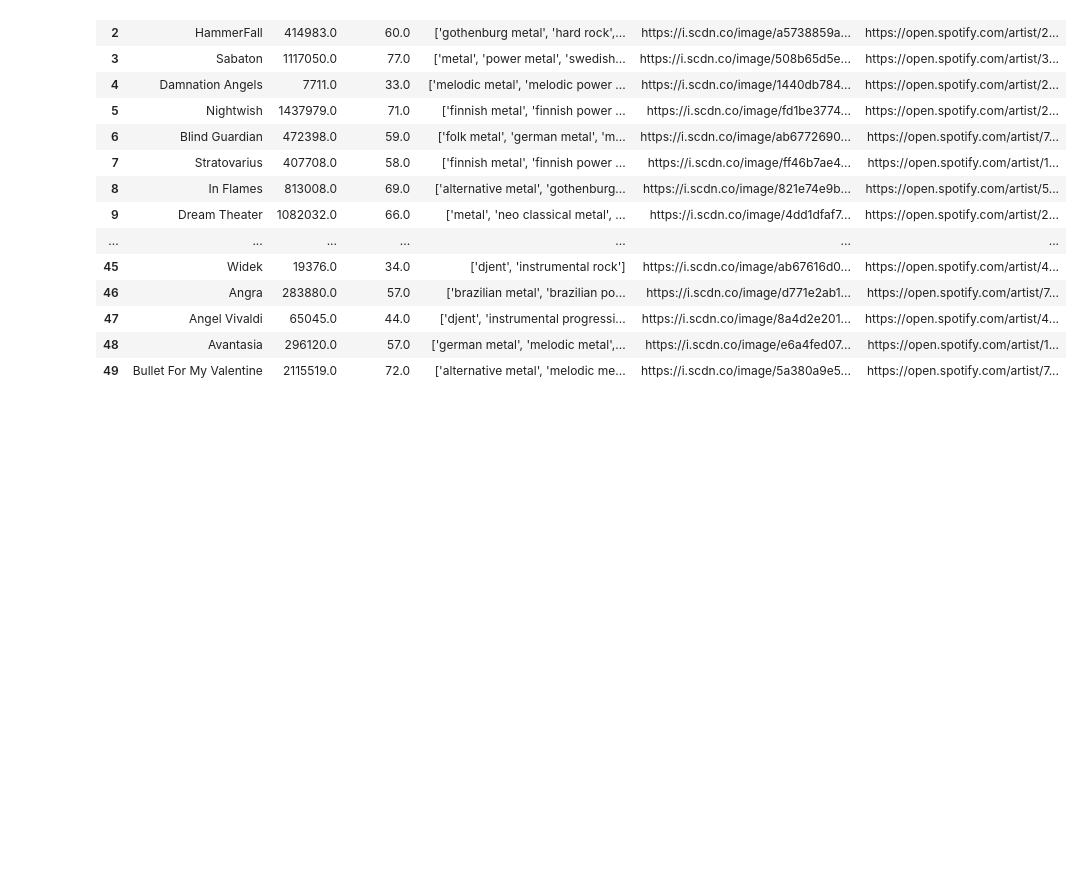
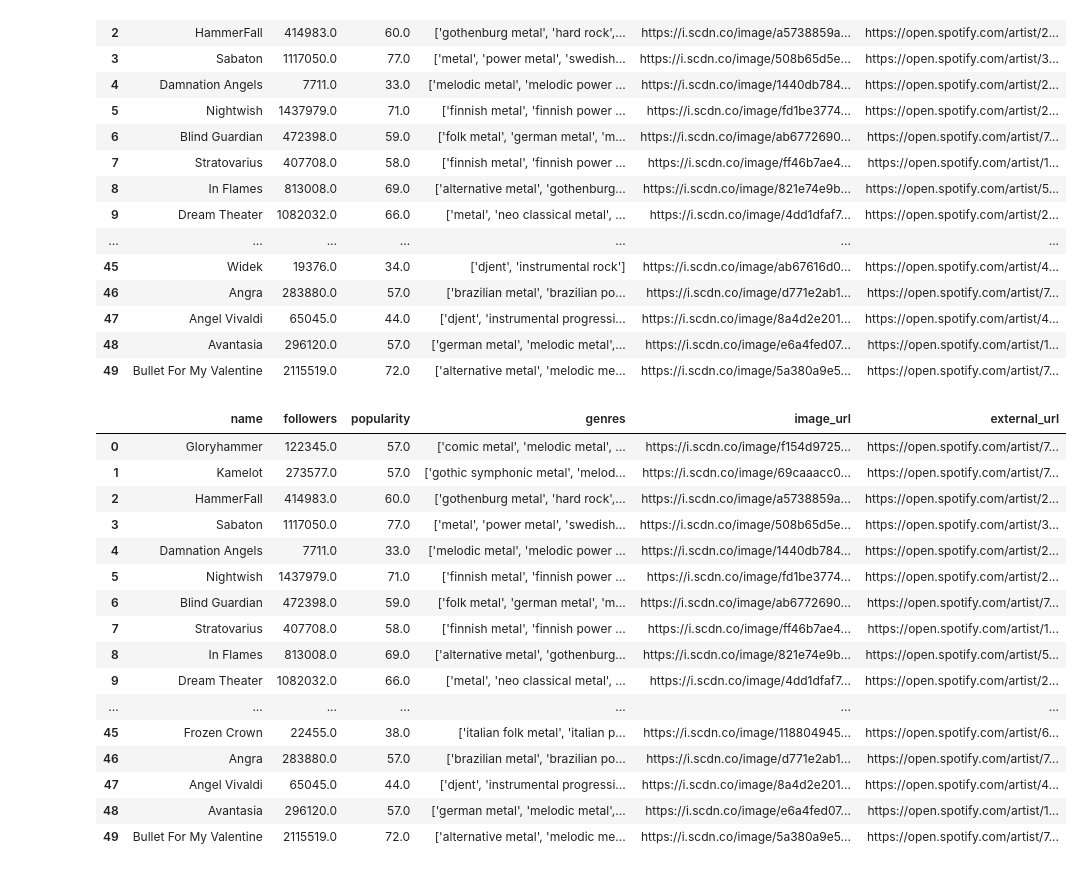
Before and after one commit to Deffro/statify, a Jupyter notebook: notebooks/8 - Reading the csv.ipynb, the cells around one changed output. Cells and saved outputs as stored; diff of their text form; code cells hidden in the pictures; blank space fills up the shorter version.

```diff
--- a/notebooks/8 - Reading the csv.ipynb
+++ b/notebooks/8 - Reading the csv.ipynb
@@ -23,4 +29,23 @@ user_top_artists_data_long_term
 | 48 | Avantasia | 296120.0 | 57.0 | ['german metal', 'melodic metal',... | https://i.scdn.co/image/e6a4fed07... | https://open.spotify.com/artist/1... |
 | 49 | Bullet For My Valentine | 2115519.0 | 72.0 | ['alternative metal', 'melodic me... | https://i.scdn.co/image/5a380a9e5... | https://open.spotify.com/artist/7... |
 # %%
-user_top_tracks_data_long_term = pd.read_csv('../data/Deffro/user_top_tracks_data_long_term.csv')
+user_top_artists_data_medium_term = pd.read_csv('../data/Deffro/user_top_artists_data_medium_term.csv')
+user_top_artists_data_medium_term
+# %% [output]
+|  | name | followers | popularity | genres | image_url | external_url |
+| 0 | Gloryhammer | 122345.0 | 57.0 | ['comic metal', 'melodic metal', ... | https://i.scdn.co/image/f154d9725... | https://open.spotify.com/artist/7... |
+| 1 | Kamelot | 273577.0 | 57.0 | ['gothic symphonic metal', 'melod... | https://i.scdn.co/image/69caaacc0... | https://open.spotify.com/artist/7... |
+| 2 | HammerFall | 414983.0 | 60.0 | ['gothenburg metal', 'hard rock',... | https://i.scdn.co/image/a5738859a... | https://open.spotify.com/artist/2... |
+| 3 | Sabaton | 1117050.0 | 77.0 | ['metal', 'power metal', 'swedish... | https://i.scdn.co/image/508b65d5e... | https://open.spotify.com/artist/3... |
+| 4 | Damnation Angels | 7711.0 | 33.0 | ['melodic metal', 'melodic power ... | https://i.scdn.co/image/1440db784... | https://open.spotify.com/artist/2... |
+| 5 | Nightwish | 1437979.0 | 71.0 | ['finnish metal', 'finnish power ... | https://i.scdn.co/image/fd1be3774... | https://open.spotify.com/artist/2... |
+| 6 | Blind Guardian | 472398.0 | 59.0 | ['folk metal', 'german metal', 'm... | https://i.scdn.co/image/ab6772690... | https://open.spotify.com/artist/7... |
+| 7 | Stratovarius | 407708.0 | 58.0 | ['finnish metal', 'finnish power ... | https://i.scdn.co/image/ff46b7ae4... | https://open.spotify.com/artist/1... |
+| 8 | In Flames | 813008.0 | 69.0 | ['alternative metal', 'gothenburg... | https://i.scdn.co/image/821e74e9b... | https://open.spotify.com/artist/5... |
+| 9 | Dream Theater | 1082032.0 | 66.0 | ['metal', 'neo classical metal', ... | https://i.scdn.co/image/4dd1dfaf7... | https://open.spotify.com/artist/2... |
+| ... | ... | ... | ... | ... | ... | ... |
+| 45 | Frozen Crown | 22455.0 | 38.0 | ['italian folk metal', 'italian p... | https://i.scdn.co/image/118804945... | https://open.spotify.com/artist/6... |
+| 46 | Angra | 283880.0 | 57.0 | ['brazilian metal', 'brazilian po... | https://i.scdn.co/image/d771e2ab1... | https://open.spotify.com/artist/7... |
+| 47 | Angel Vivaldi | 65045.0 | 44.0 | ['djent', 'instrumental progressi... | https://i.scdn.co/image/8a4d2e201... | https://open.spotify.com/artist/4... |
+| 48 | Avantasia | 296120.0 | 57.0 | ['german metal', 'melodic metal',... | https://i.scdn.co/image/e6a4fed07... | https://open.spotify.com/artist/1... |
+| 49 | Bullet For My Valentine | 2115519.0 | 72.0 | ['alternative metal', 'melodic me... | https://i.scdn.co/image/5a380a9e5... | https://open.spotify.com/artist/7... |
```
Also changed, not shown: parts of 20 cells of this notebook, 7 other files.
